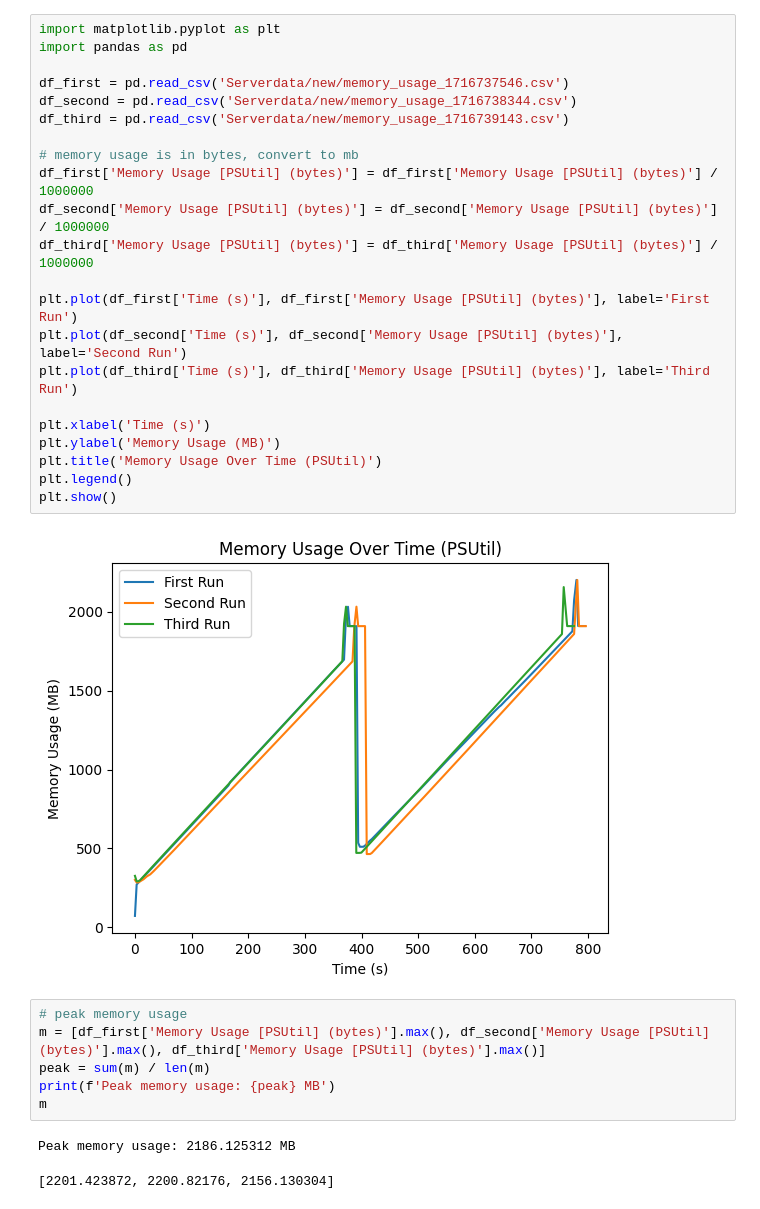
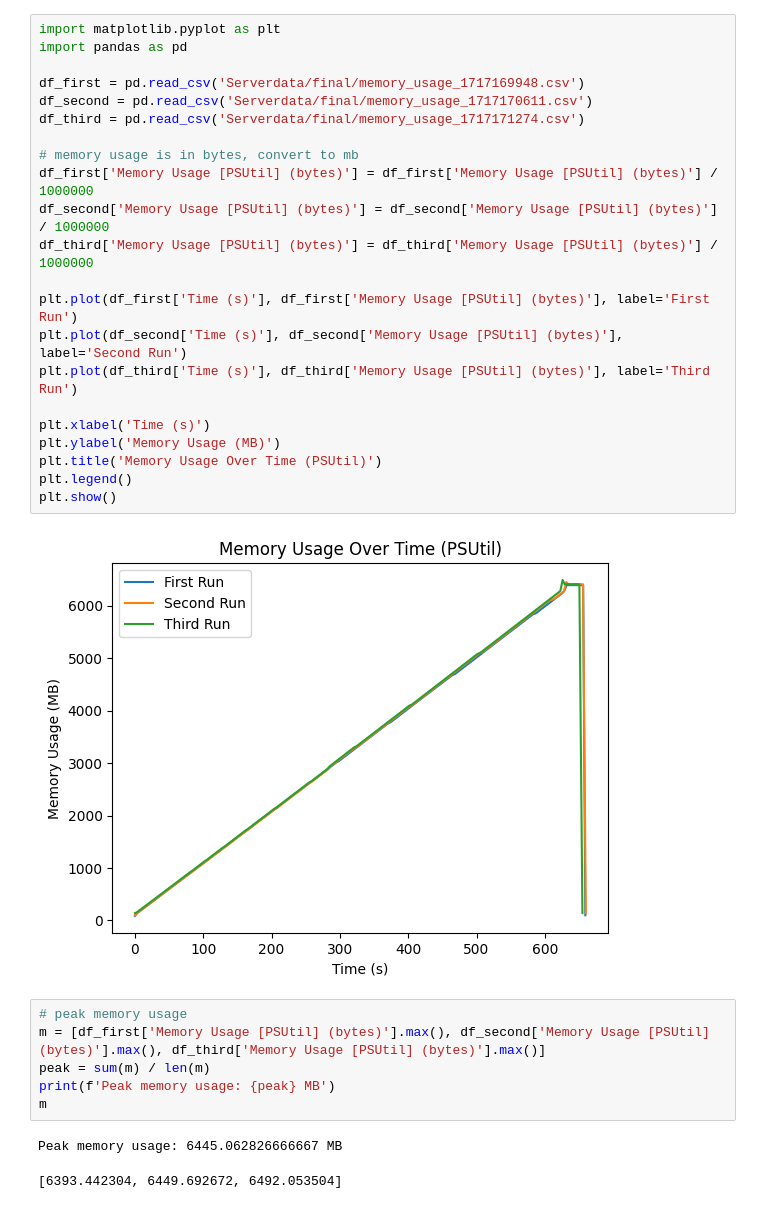
Before and after one commit to kilianbartz/hetcomp, a Jupyter notebook: Aufgabe1/plot_server.ipynb, the cells around one changed output. Saved outputs shown, nothing was run; the diff lists cells and outputs as text.

```diff
--- a/Aufgabe1/plot_server.ipynb
+++ b/Aufgabe1/plot_server.ipynb
@@ -1,27 +1,27 @@
 # %%
 import matplotlib.pyplot as plt
 import pandas as pd
 
-df_first = pd.read_csv('Serverdata/new/memory_usage_1716737546.csv')
-df_second = pd.read_csv('Serverdata/new/memory_usage_1716738344.csv')
-df_third = pd.read_csv('Serverdata/new/memory_usage_1716739143.csv')
+df_first = pd.read_csv('Serverdata/final/memory_usage_1717169948.csv')
+df_second = pd.read_csv('Serverdata/final/memory_usage_1717170611.csv')
+df_third = pd.read_csv('Serverdata/final/memory_usage_1717171274.csv')
 
 # memory usage is in bytes, convert to mb
 df_first['Memory Usage [PSUtil] (bytes)'] = df_first['Memory Usage [PSUtil] (bytes)'] / 1000000
 df_second['Memory Usage [PSUtil] (bytes)'] = df_second['Memory Usage [PSUtil] (bytes)'] / 1000000
 df_third['Memory Usage [PSUtil] (bytes)'] = df_third['Memory Usage [PSUtil] (bytes)'] / 1000000
 
 plt.plot(df_first['Time (s)'], df_first['Memory Usage [PSUtil] (bytes)'], label='First Run')
 plt.plot(df_second['Time (s)'], df_second['Memory Usage [PSUtil] (bytes)'], label='Second Run')
 plt.plot(df_third['Time (s)'], df_third['Memory Usage [PSUtil] (bytes)'], label='Third Run')
 
 plt.xlabel('Time (s)')
 plt.ylabel('Memory Usage (MB)')
 plt.title('Memory Usage Over Time (PSUtil)')
 plt.legend()
 plt.show()
 # %% [output]
-[figure, old version]
+[figure, new version]
 # %%
 # peak memory usage
 m = [df_first['Memory Usage [PSUtil] (bytes)'].max(), df_second['Memory Usage [PSUtil] (bytes)'].max(), df_third['Memory Usage [PSUtil] (bytes)'].max()]
@@ -29,8 +29,8 @@ peak = sum(m) / len(m)
 print(f'Peak memory usage: {peak} MB')
 m
 # %% [output]
-Peak memory usage: 2186.125312 MB
+Peak memory usage: 6445.062826666667 MB
-[2201.423872, 2200.82176, 2156.130304]
+[6393.442304, 6449.692672, 6492.053504]
 # %%
 # starting usage
 starts = [df_first['Memory Usage [PSUtil] (bytes)'][0], df_second['Memory Usage [PSUtil] (bytes)'][0], df_third['Memory Usage [PSUtil] (bytes)'][0]]
```
Also changed, not shown: parts of 1 cell of this notebook, 6 other files.
